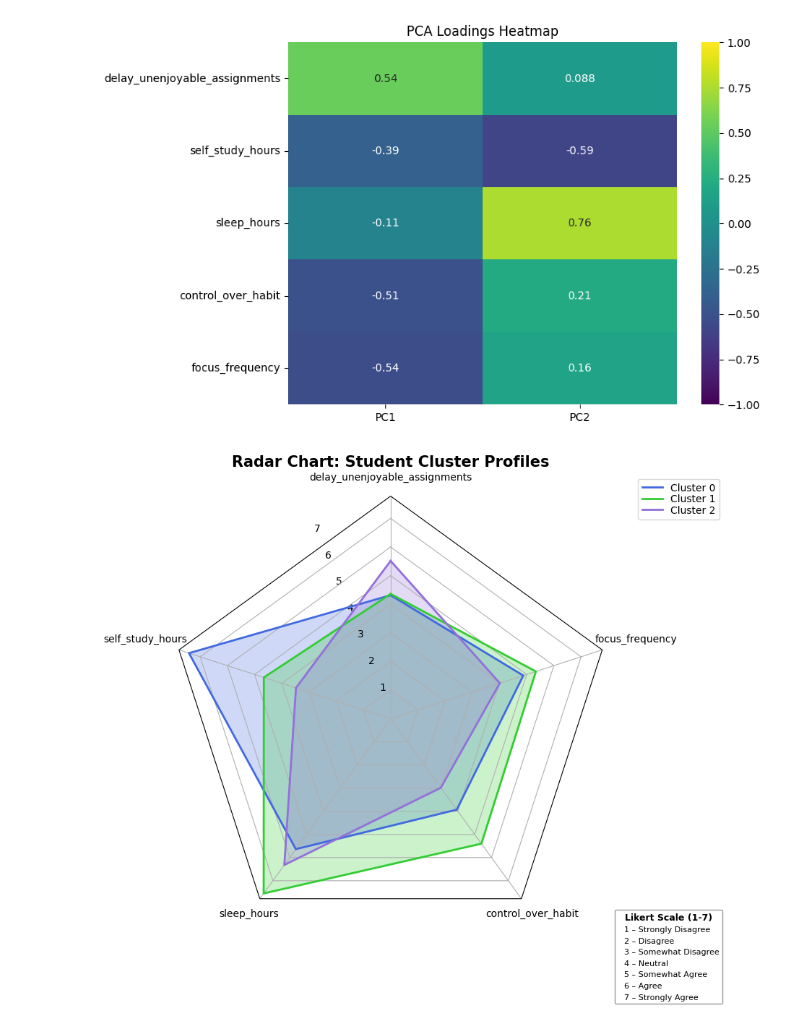
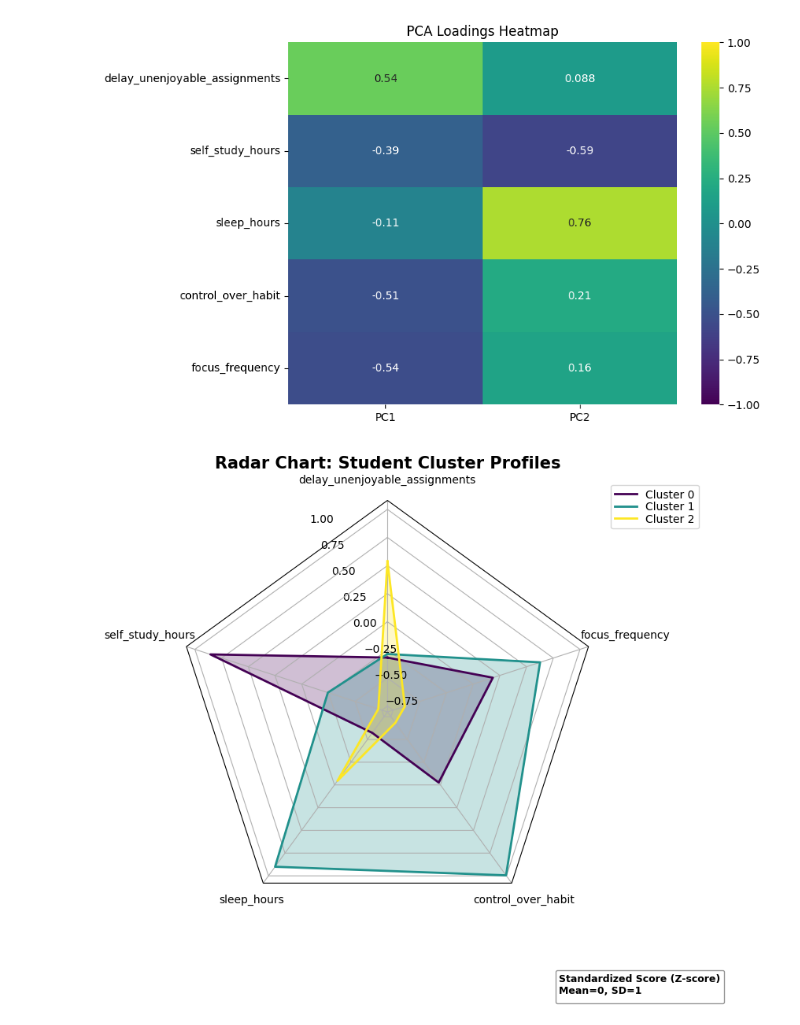
Before and after one commit to longlinh123456/final_project, a Jupyter notebook: source/unsupervised.ipynb, the cells around one changed output. Cells and saved outputs as stored; diff of their text form; code cells hidden in the pictures.

Commit message:
Fixed data chart not using scaler.

```diff
--- a/source/unsupervised.ipynb
+++ b/source/unsupervised.ipynb
@@ -246,8 +246,11 @@ def radar_factory(num_vars, frame="circle"):
     return theta
 
 
-encoded_df["Cluster"] = kmeans.fit_predict(df_scaled)
-cluster_means = encoded_df.groupby("Cluster")[features.columns].mean()
+df_scaled_df = pd.DataFrame(df_scaled, columns = features.columns)
+df_scaled_df["Cluster"] = kmeans.labels_
+cluster_means = df_scaled_df.groupby("Cluster").mean()
+# encoded_df["Cluster"] = kmeans.fit_predict(df_scaled)
+# cluster_means = encoded_df.groupby("Cluster")[features.columns].mean()
 # Prepare categories variables
 categories = cluster_means.columns.tolist()
 N = len(categories)
@@ -258,7 +261,7 @@ fig, ax = plt.subplots(figsize=(8, 8), subplot_kw=dict(projection="radar"))
 
 # Define colors for clusters
 # Define colors for clusters
-colors = ["#4169E1", "#32CD32", "#9370DB"]
+colors = ["#440154", "#21918c", "#fde725"]
 labels = []
 handles = []
 
@@ -286,50 +289,34 @@ for cat in categories:
         padding.append(default_padding)
 
 ax.set_varlabels(categories, pads=padding)
 
 ax.set_title(
     "Radar Chart: Student Cluster Profiles", weight="bold", size=15, position=(0.5, 1.1)
 )
 
 
 # Update ax.legend to include handles
 ax.legend(
     handles,
     labels,
     loc="upper right",
     bbox_to_anchor=(1.25, 1.05),
     labelspacing=0.1,
     fontsize="medium",
 )
-
-likert_labels = {
-    1: "Strongly Disagree",
-    2: "Disagree",
-    3: "Somewhat Disagree",
-    4: "Neutral",
-    5: "Somewhat Agree",
-    6: "Agree",
-    7: "Strongly Agree",
-}
-
-likert_handles = [
-    plt.Line2D([], [], linestyle="none", label=f"{score} – {desc}")
-    for score, desc in likert_labels.items()
-]
-
 likert_legend = fig.legend(
-    handles=likert_handles,
-    title="Likert Scale (1-7)",
+    # handles=likert_handles,
+    title="Standardized Score (Z-score)\nMean=0, SD=1",
     title_fontsize=9,
     loc="lower right",
     fontsize=8,
     edgecolor="grey",
     handlelength=0,
     handleheight=0,
 )
 likert_legend.get_title().set_fontweight("bold")
 
-plt.tight_layout
+plt.tight_layout()
 plt.show()
 # %% [output]
-[figure, old version]
+[figure, new version]
```
